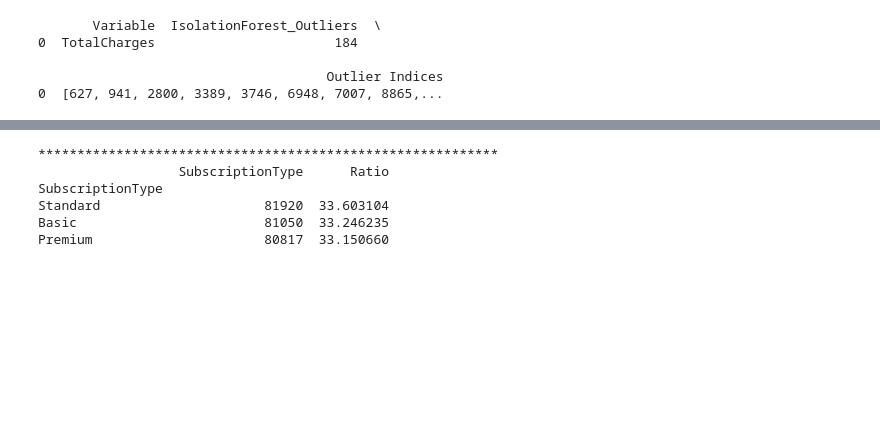
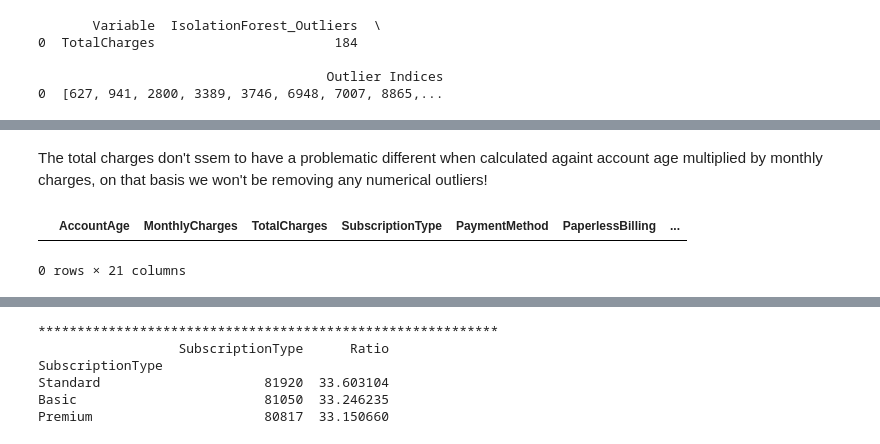
Before and after one commit to gappy401/Data-Challenges, a Jupyter notebook: Predictive Analytics for Customer Churn/Churn-Model.ipynb, the cells around one changed output, grey strips where cells are left out. Drawn from its saved outputs; the diff is of its cells as text; code cells hidden in the pictures; blank space fills up the shorter version.

```diff
--- a/Predictive Analytics for Customer Churn/Churn-Model.ipynb
+++ b/Predictive Analytics for Customer Churn/Churn-Model.ipynb
@@ -322,6 +239,11 @@ all_index = list()
 for row in results_df['Outlier Indices']:
     all_index.extend(row)
 
-all_outliers =list(set(all_index))
-len(all_outliers)
+
+all_outliers = list(set(all_index))  # Ensure unique indices
+outlier_rows = data.loc[all_outliers]  # Extract rows by their indices
+
+# Print all outlier rows
+print("All Outlier Rows:")
+outlier_rows["Calculated_Charge_Flag_wrong"] = (abs(outlier_rows['TotalCharges']-outlier_rows['AccountAge']*outlier_rows['MonthlyCharges'] > 20 )).astype('int')
 # %% [output]
@@ -420,0 +251,8 @@ Successfully installed seaborn-0.13.2
+# %% [markdown]
+The total charges don't ssem to have a problematic different when calculated againt account age multiplied by monthly charges, on that basis we won't be removing any numerical outliers!
+# %%
+
+outlier_rows[outlier_rows["Calculated_Charge_Flag_wrong"] == 1]
+# %% [output]
+|  | AccountAge | MonthlyCharges | TotalCharges | SubscriptionType | PaymentMethod | PaperlessBilling | ... |
+0 rows × 21 columns
```
Also changed, not shown: parts of 83 cells of this notebook, 1 other file.
